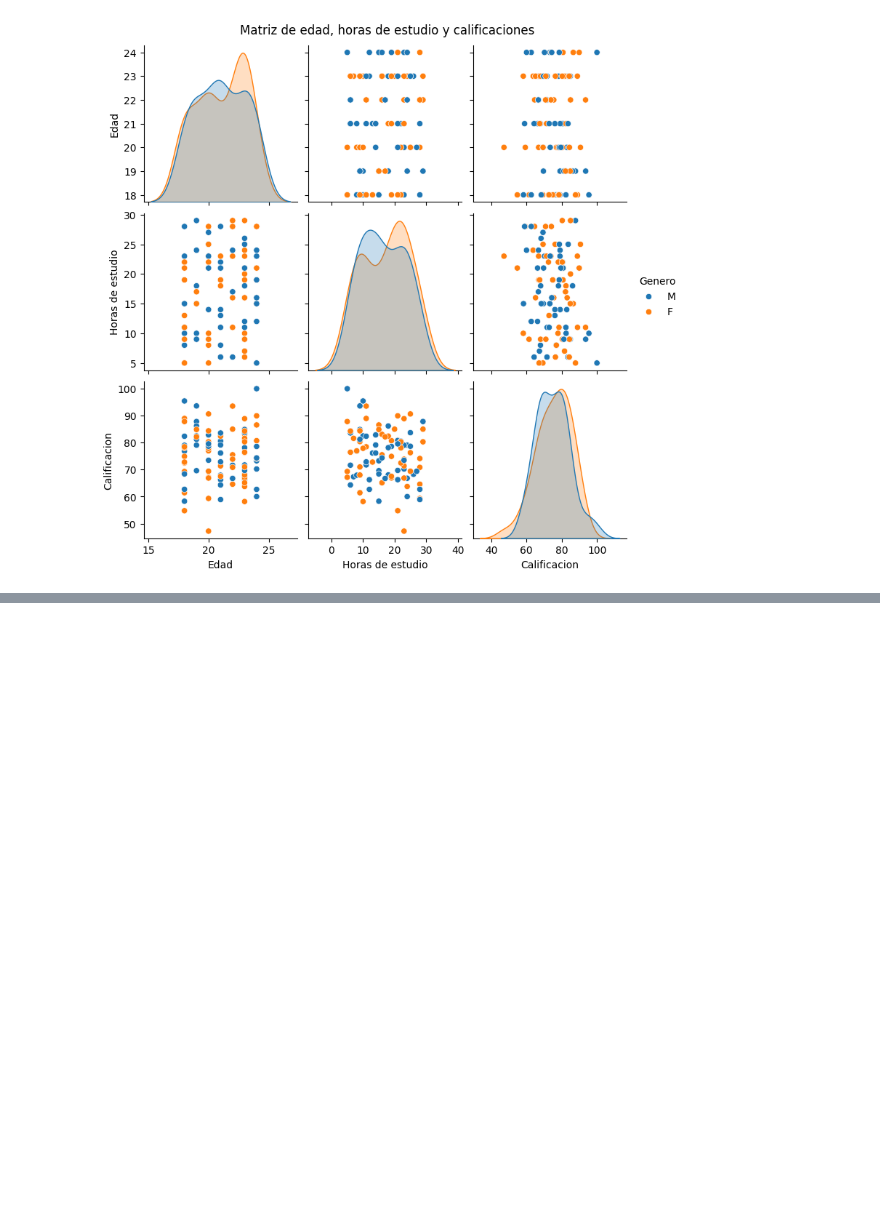
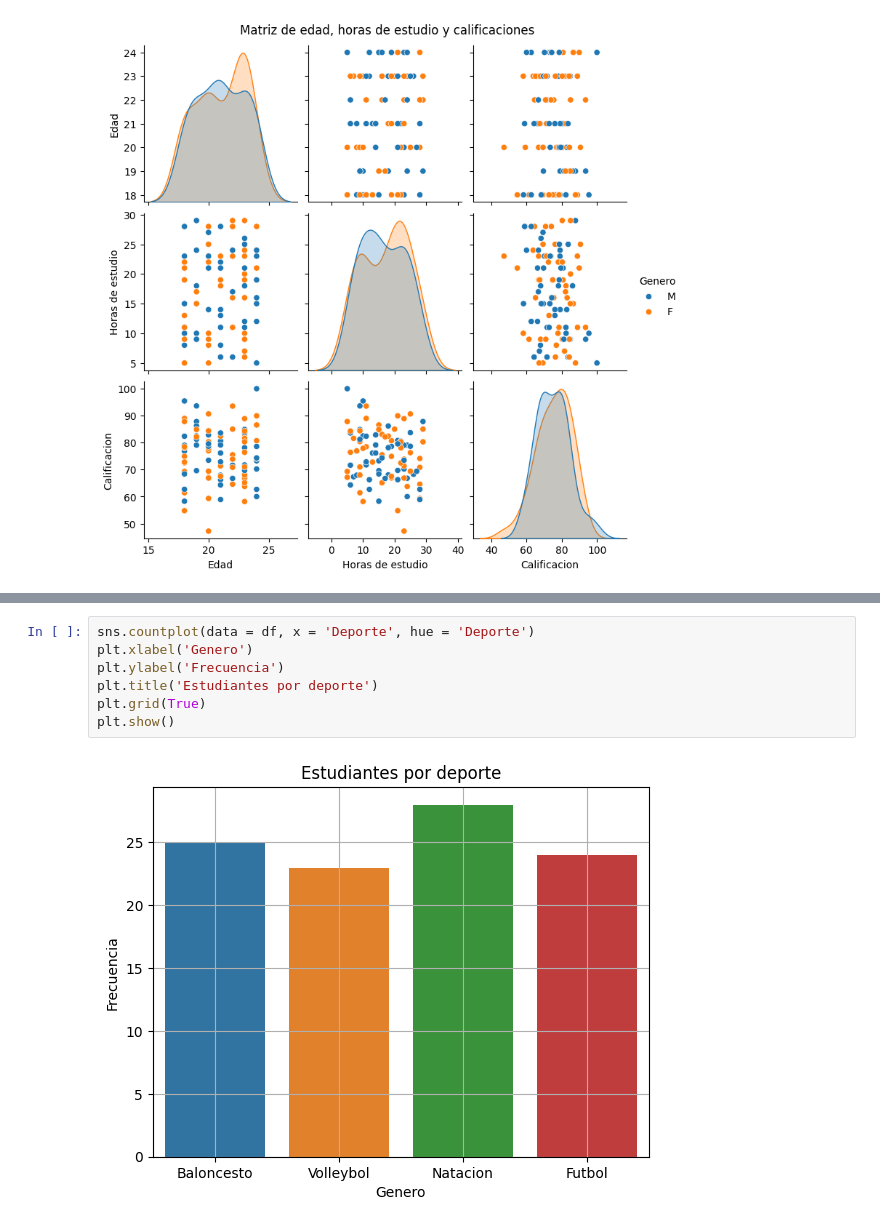
Before and after one commit to MattZG/Portafolio, a Jupyter notebook: Modulo_4.ipynb, the cells around one changed output, grey strips where cells are left out. Saved outputs shown, nothing was run; the diff lists cells and outputs as text; blank space fills up the shorter version.

```diff
--- a/Modulo_4.ipynb
+++ b/Modulo_4.ipynb
@@ -1059,0 +1081,9 @@ plt.show()
+# %%
+sns.countplot(data = df, x = 'Deporte', hue = 'Deporte')
+plt.xlabel('Genero')
+plt.ylabel('Frecuencia')
+plt.title('Estudiantes por deporte')
+plt.grid(True)
+plt.show()
+# %% [output]
+[figure, added]
```
Also changed, not shown: parts of 7 cells of this notebook.
